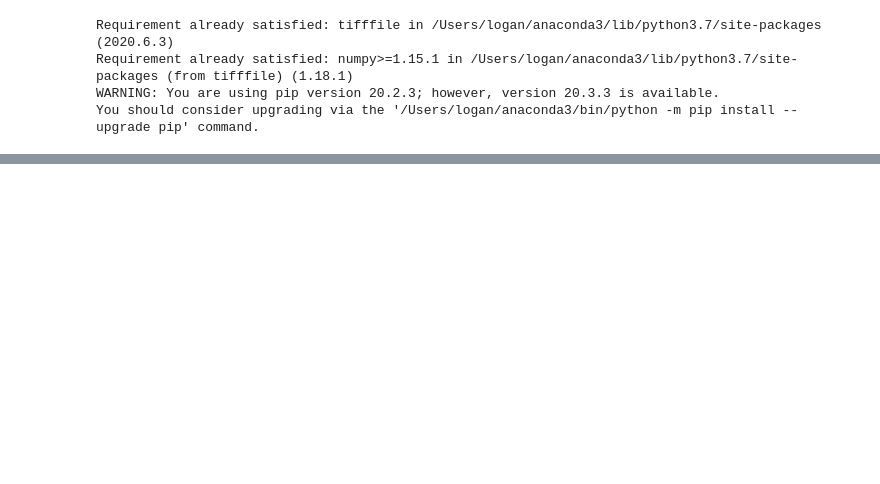
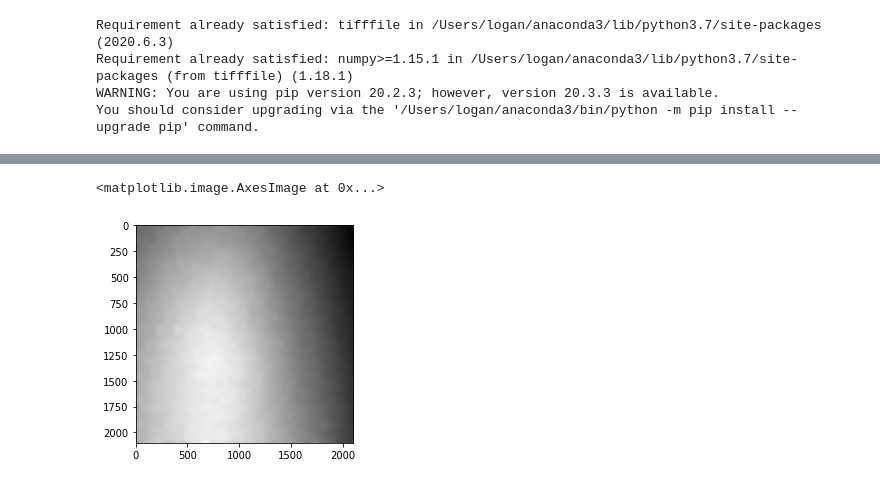
Before and after one commit to GeekLogan/remove_microscope_vignetting_in_python, a Jupyter notebook: vignetting.ipynb, the cells around one changed output, grey strips where cells are left out. Saved outputs shown, nothing was run; the diff lists cells and outputs as text; code cells hidden in the pictures; blank space fills up the shorter version.

```diff
--- a/vignetting.ipynb
+++ b/vignetting.ipynb
@@ -41,0 +31,5 @@ background_img_norm += 0.07
+# %%
+plt.imshow(background_img, cmap='gray')
+# %% [output]
+<matplotlib.image.AxesImage at 0x...>
+[figure, added]
```
Also changed, not shown: parts of 16 cells of this notebook.
